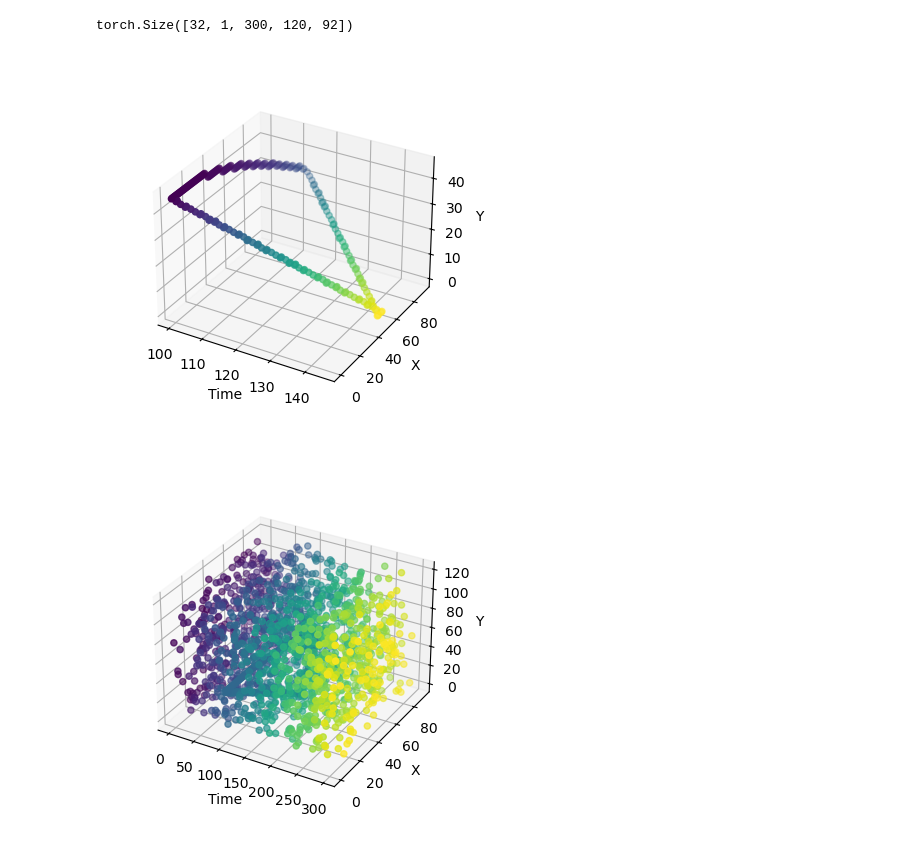
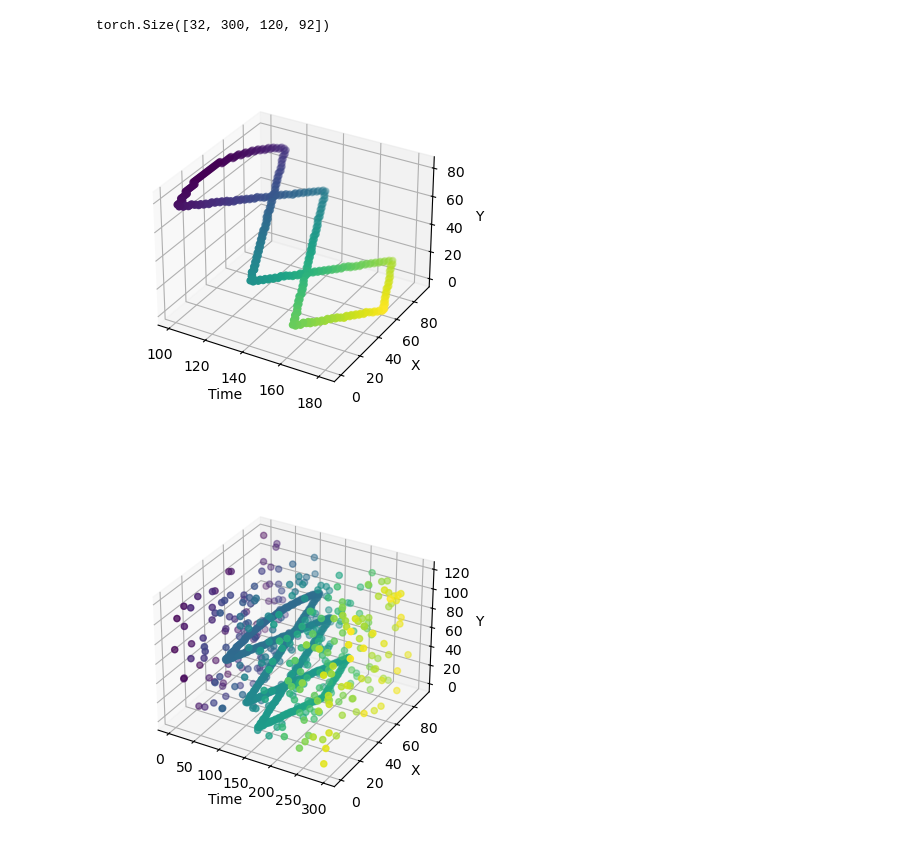
Before and after one commit to Lukelele/ResearchProject, a Jupyter notebook: main3D.ipynb, the cells around one changed output. Saved outputs shown, nothing was run; the diff lists cells and outputs as text; code cells hidden in the pictures.

```diff
--- a/main3D.ipynb
+++ b/main3D.ipynb
@@ -16,23 +16,23 @@ import Generator3D
 # %%
 device = "cuda" if torch.cuda.is_available() else "mps"
 # %%
-train_data = Generator3D.generate(300, 120, 92, 32).unsqueeze(1)
-test_data = Generator3D.generate(300, 120, 92, 1).unsqueeze(1)
+train_data = Generator3D.generate(300, 120, 92, 32)
+test_data = Generator3D.generate(300, 120, 92, 1)
 
-train_data_noisy = Generator3D.add_noise(train_data, p=0.0005)
-test_data_noisy = Generator3D.add_noise(test_data, p=0.0005)
+train_data_noisy = Generator3D.add_noise(train_data, p=0.0001)
+test_data_noisy = Generator3D.add_noise(test_data, p=0.0001)
 # %%
 train_data.shape   # (batch size, features, t, x, y)
 # %% [output]
-torch.Size([32, 1, 300, 120, 92])
+torch.Size([32, 300, 120, 92])
 # %%
-Generator3D.plot(train_data[0][0])
+Generator3D.plot(train_data[0])
 # %% [output]
-[figure, old version]
+[figure, new version]
 # %%
-Generator3D.plot(train_data_noisy[0][0])
+Generator3D.plot(train_data_noisy[0])
 # %% [output]
-[figure, old version]
+[figure, new version]
 # %%
 class ConvolutionAutoencoder(beacon.Module):
     def __init__(self):
```
Also changed, not shown: parts of 11 cells of this notebook.
